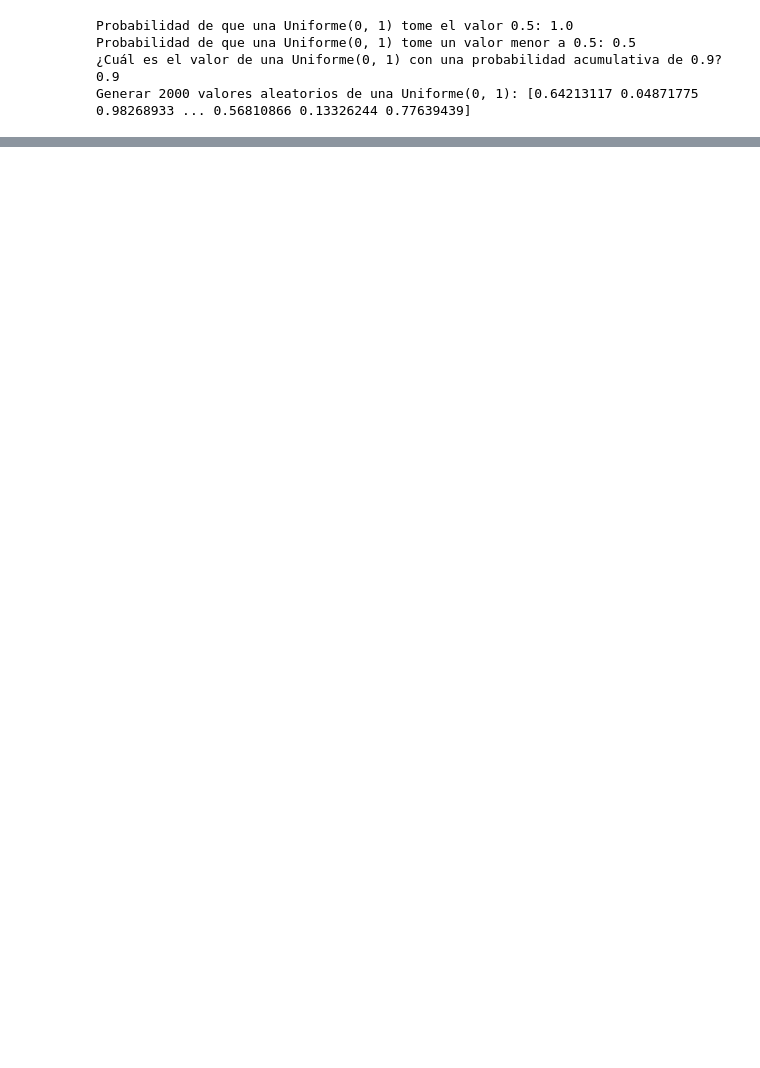
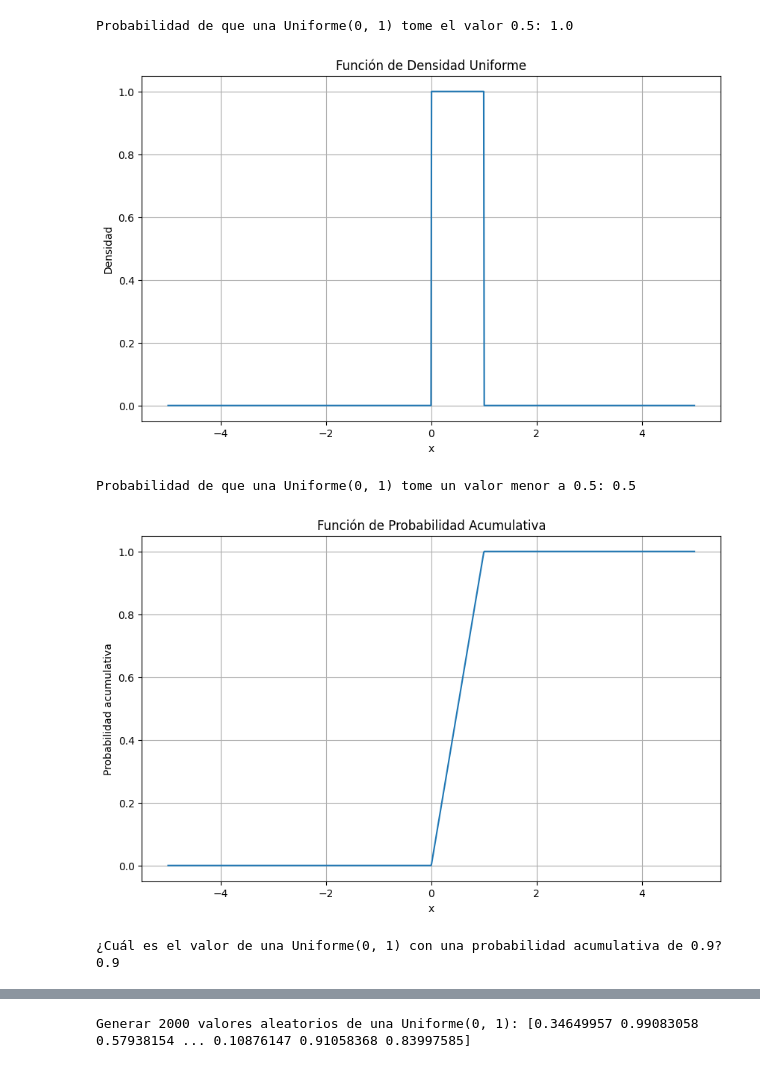
Before and after one commit to JPineiro13/probability-distribution-exercises-project-with-python, a Jupyter notebook: 4geeks_distribucion_probabilidad.ipynb, the cells around one changed output, grey strips where cells are left out. Saved outputs shown, nothing was run; the diff lists cells and outputs as text; code cells hidden in the pictures; blank space fills up the shorter version.

```diff
--- a/4geeks_distribucion_probabilidad.ipynb
+++ b/4geeks_distribucion_probabilidad.ipynb
@@ -43,39 +93,65 @@ Generar 2000 valores aleatorios de una normal(0, 1): [-0.25310767  1.73625405  0
 # %%
 #Ej 1 Parte 2 -> Uniforme
 
 from scipy.stats import uniform
 
 def densidad_uniforme(x, minimo=0, maximo=1):
-
     resultado = uniform.pdf(x, loc=minimo, scale=(maximo - minimo))
-
     return resultado
 
 def prob_acum_uniforme(q, minimo=0, maximo=1):
-
     resultado = uniform.cdf(q, loc=minimo, scale=(maximo - minimo))
-
     return resultado
 
 def cuantil_uniforme(p, minimo=0, maximo=1):
-
     resultado = uniform.ppf(p, loc=minimo, scale=(maximo - minimo))
-
     return resultado
 
 def generar_uniforme(n, minimo=0, maximo=1):
-
     resultado = uniform.rvs(loc=minimo, scale=(maximo - minimo), size=n)
-
     return resultado
 
 
 print(f"Probabilidad de que una Uniforme(0, 1) tome el valor 0.5: {densidad_uniforme(0.5)}")
+plt.figure(figsize=(10, 6))
+plt.plot(x, densidad_uniforme(x))
+plt.title('Función de Densidad Uniforme')
+plt.xlabel('x')
+plt.ylabel('Densidad')
+plt.grid(True)
+plt.show()
+
+
 print(f"Probabilidad de que una Uniforme(0, 1) tome un valor menor a 0.5: {prob_acum_uniforme(0.5)}")
+plt.figure(figsize=(10, 6))
+plt.plot(x, prob_acum_uniforme(x))
+plt.title('Función de Probabilidad Acumulativa')
+plt.xlabel('x')
+plt.ylabel('Probabilidad acumulativa')
+plt.grid(True)
+plt.show()
+
 print(f"¿Cuál es el valor de una Uniforme(0, 1) con una probabilidad acumulativa de 0.9? {cuantil_uniforme(0.9)}")
+plt.figure(figsize=(10, 6))
+plt.plot(x, cuantil_uniforme(x))
+plt.title('Función de cuantil uniforme')
+plt.xlabel('x')
+plt.ylabel('Cuantil')
+plt.grid(True)
+plt.show()
+
 print(f"Generar 2000 valores aleatorios de una Uniforme(0, 1): {generar_uniforme(2000)}")
+valores_aleatorios = generar_valor_aleatorio_normal(2000)
+plt.figure(figsize=(10, 6))
+plt.hist(valores_aleatorios, bins=30, density=True, alpha=0.6, color='g')
+plt.title('Histograma de Valores Aleatorios Generados')
+plt.xlabel('Valores Aleatorios')
+plt.ylabel('Densidad')
+plt.grid(True)
+plt.show()
 # %% [output]
 Probabilidad de que una Uniforme(0, 1) tome el valor 0.5: 1.0
-Probabilidad de que una Uniforme(0, 1) tome un valor menor a 0.5: 0.5
-¿Cuál es el valor de una Uniforme(0, 1) con una probabilidad acumulativa de 0.9? 0.9
-Generar 2000 valores aleatorios de una Uniforme(0, 1): [0.64213117 0.04871775 0.98268933 ... 0.56810866 0.13326244 0.77639439]
+[figure, added]
+Probabilidad de que una Uniforme(0, 1) tome un valor menor a 0.5: 0.5
+[figure, added]
+¿Cuál es el valor de una Uniforme(0, 1) con una probabilidad acumulativa de 0.9? 0.9
@@ -81,0 +159 @@ Generar 2000 valores aleatorios de una Uniforme(0, 1): [0.64213117 0.04871775 0.
+Generar 2000 valores aleatorios de una Uniforme(0, 1): [0.34649957 0.99083058 0.57938154 ... 0.10876147 0.91058368 0.83997585]
```
Also changed, not shown: parts of 3 cells of this notebook.
